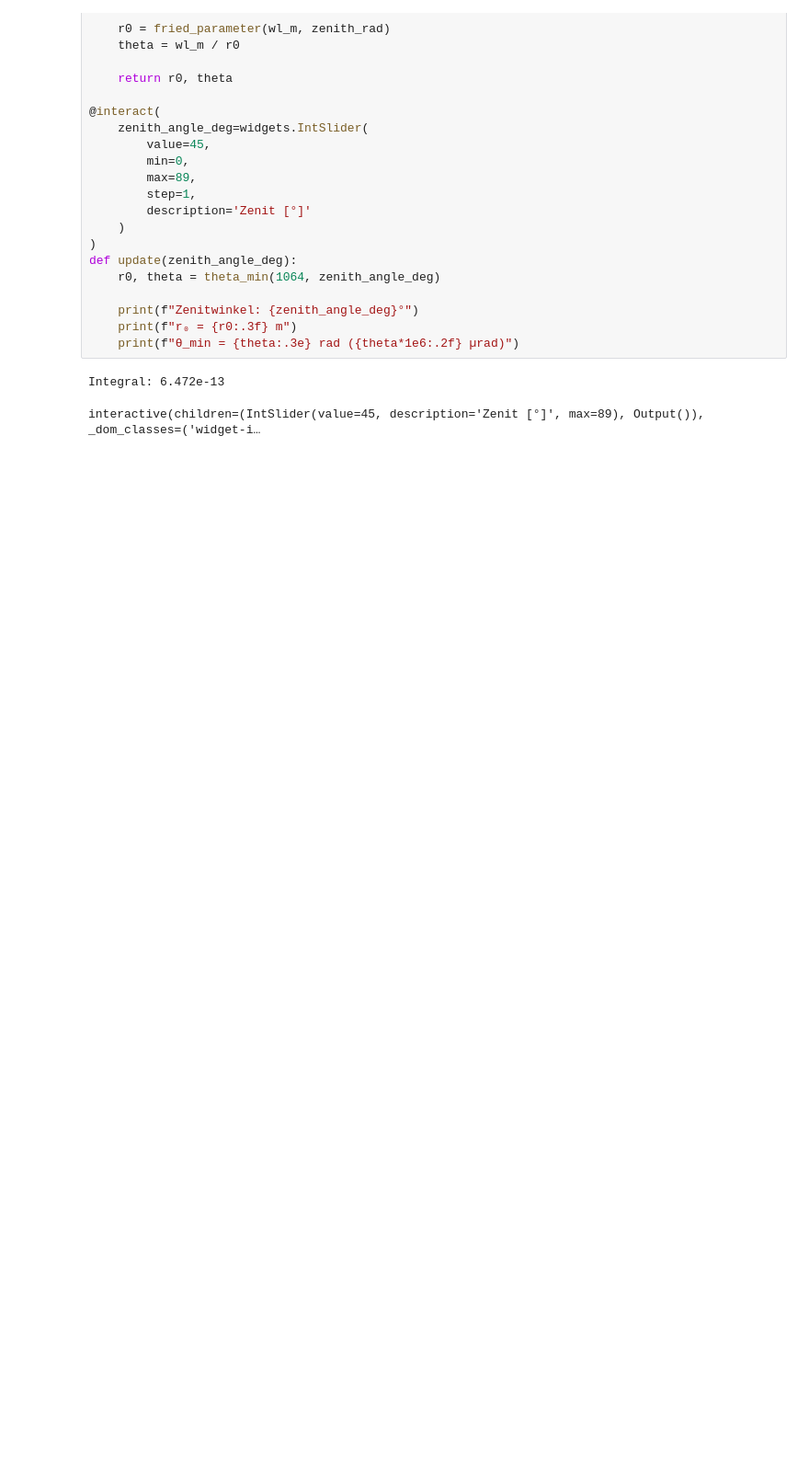
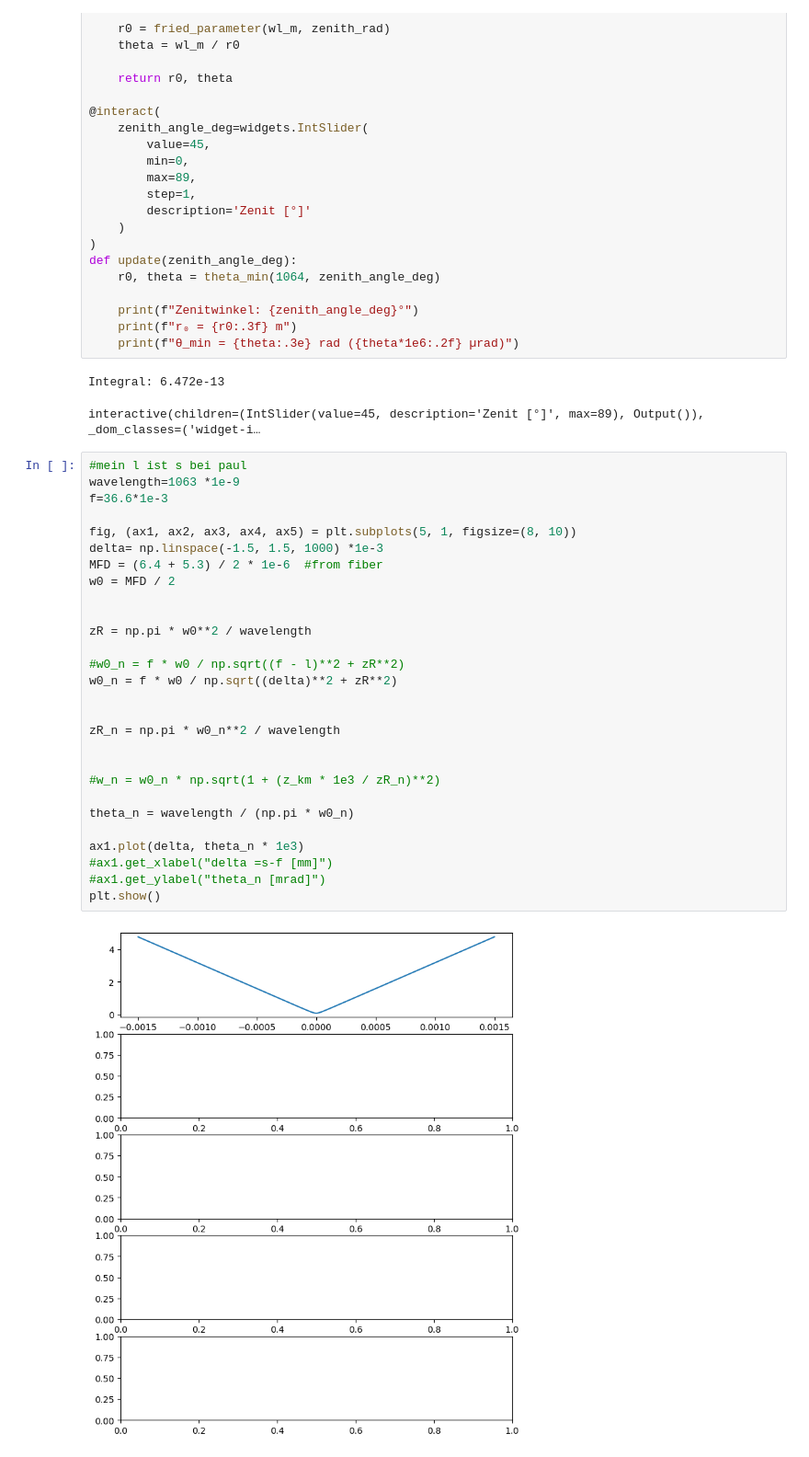
Before and after one commit to CodeTurtleT/lasercom-divergence-control, a Jupyter notebook: divergence_range.ipynb, the cells around one changed output. Shown at 92% size. Drawn from its saved outputs; the diff is of its cells as text; blank space fills up the shorter version.

```diff
--- a/divergence_range.ipynb
+++ b/divergence_range.ipynb
@@ -56,3 +56,33 @@ def update(zenith_angle_deg):
 # %% [output]
 Integral: 6.472e-13
 interactive(children=(IntSlider(value=45, description='Zenit [°]', max=89), Output()), _dom_classes=('widget-i…
+# %%
+#mein l ist s bei paul
+wavelength=1063 *1e-9
+f=36.6*1e-3
+
+fig, (ax1, ax2, ax3, ax4, ax5) = plt.subplots(5, 1, figsize=(8, 10))
+delta= np.linspace(-1.5, 1.5, 1000) *1e-3
+MFD = (6.4 + 5.3) / 2 * 1e-6  #from fiber
+w0 = MFD / 2
+
+
+zR = np.pi * w0**2 / wavelength
+
+#w0_n = f * w0 / np.sqrt((f - l)**2 + zR**2)
+w0_n = f * w0 / np.sqrt((delta)**2 + zR**2)
+
+
+zR_n = np.pi * w0_n**2 / wavelength
+
+
+#w_n = w0_n * np.sqrt(1 + (z_km * 1e3 / zR_n)**2)
+
+theta_n = wavelength / (np.pi * w0_n)
+
+ax1.plot(delta, theta_n * 1e3)
+#ax1.get_xlabel("delta =s-f [mm]")
+#ax1.get_ylabel("theta_n [mrad]")
+plt.show()
+# %% [output]
+[figure, added]
```
Also changed, not shown: 2 other files.
